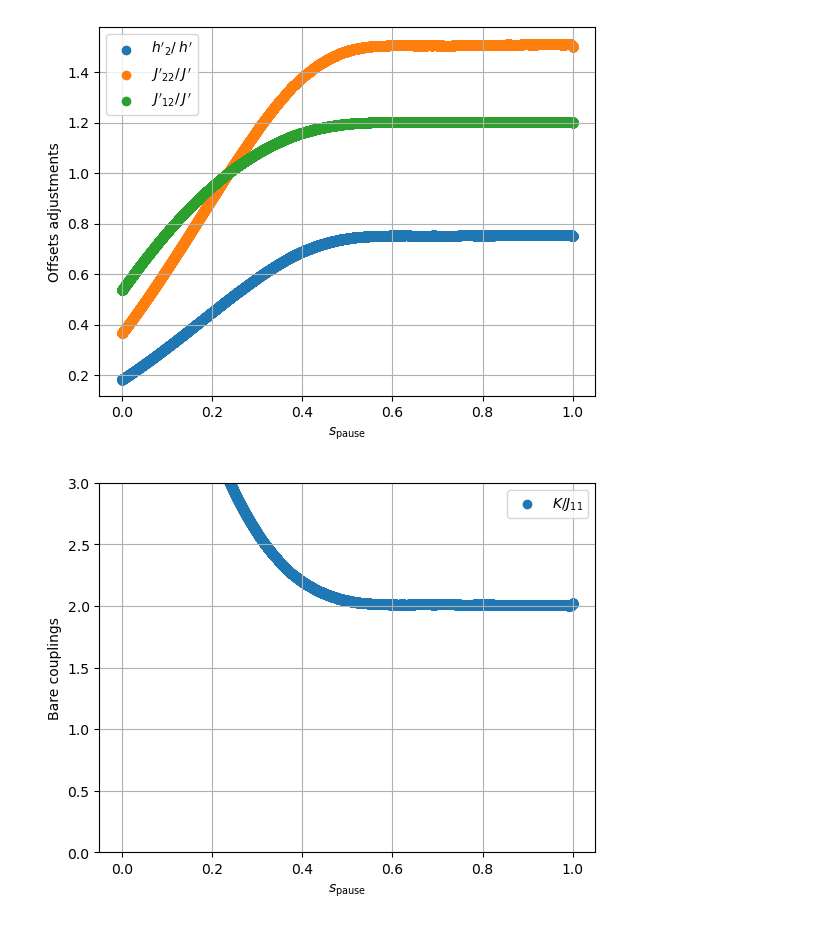
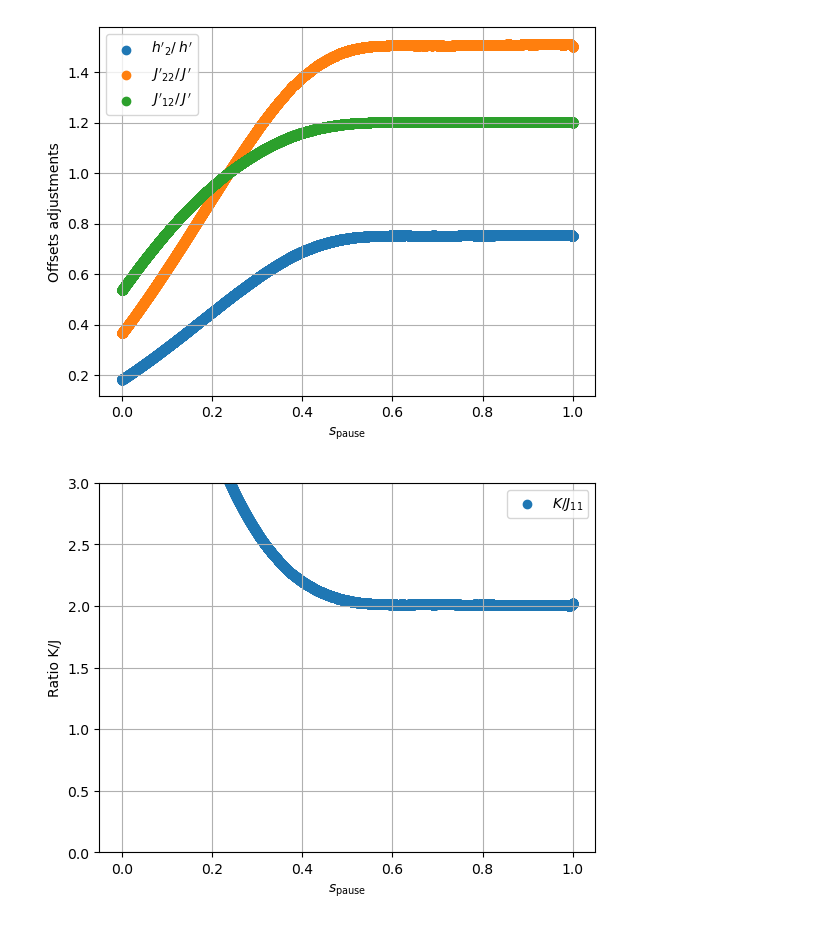
Before and after one commit to vdrouint/d-wave-other, a Jupyter notebook: annealing_params.ipynb, the cells around one changed output. Drawn from its saved outputs; the diff is of its cells as text; code cells hidden in the pictures.

```diff
--- a/annealing_params.ipynb
+++ b/annealing_params.ipynb
@@ -148,25 +148,25 @@ plt.show()
 # %%
 #h value, J_12, J_22
 
 K = 2
 Jprime = 0.66
 
 Kcomp = K*new_B[indices]/2
 J11_comp = Jprime*new_B/2
 KoverJ = np.divide(new_B[indices], new_B)*K/Jprime
 
 fig, ax = plt.subplots()
 
 #ax.scatter(new_s, Kcomp, label=r"$K$")
 #ax.scatter(new_s, J11_comp, label=r"$J_{11}$")
 ax.scatter(new_s, KoverJ, label=r"$K/J_{11}$")
 
 plt.legend()
 #ax.set_yscale('log')
 plt.xlabel(r'$s_{\rm pause}$')
-plt.ylabel(r'Bare couplings')
+plt.ylabel(r'Ratio K/J')
 plt.ylim([0,3])
 plt.grid()
 plt.show()
 # %% [output]
-[figure, old version]
+[figure, new version]
```
Also changed, not shown: 1 other file.
